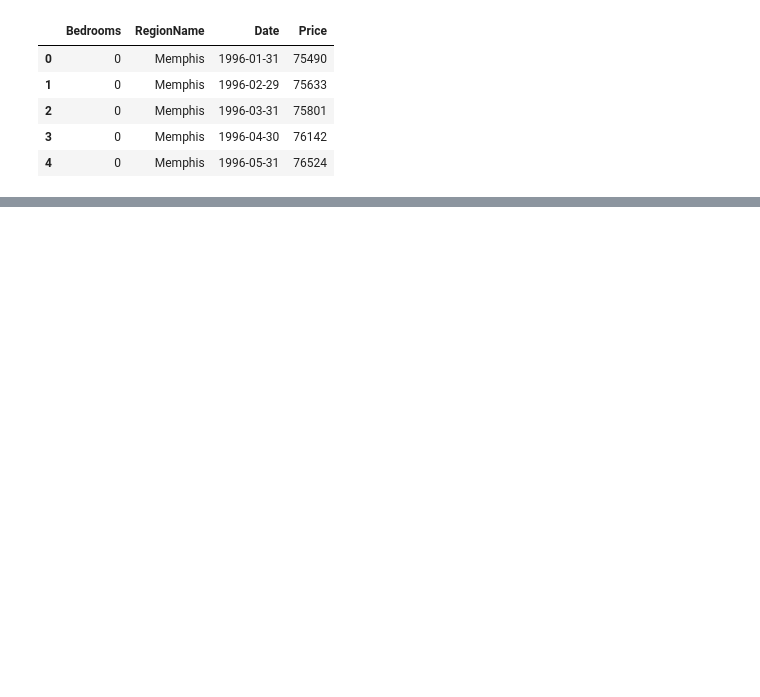
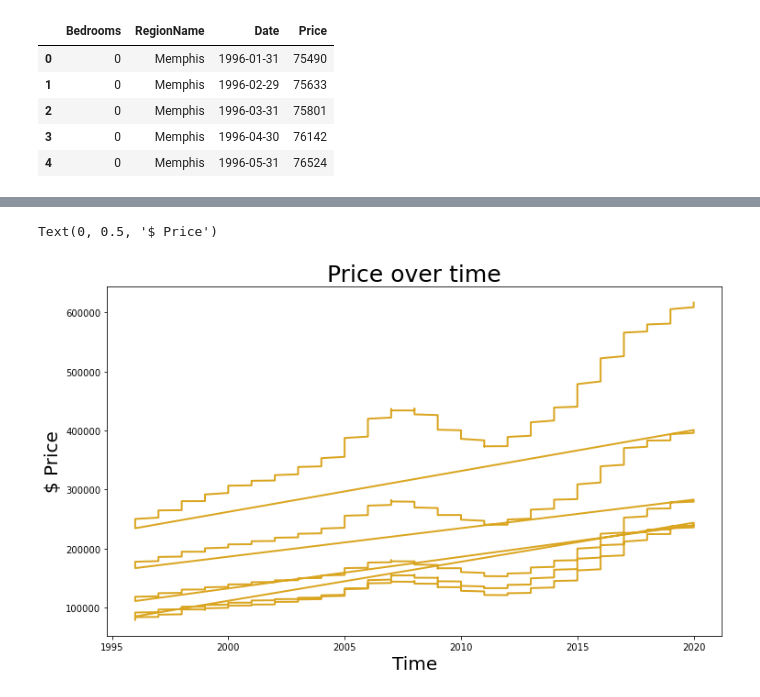
Before and after one commit to trallen09/team_centennial_park, a Jupyter notebook: ML_Zillow.ipynb, the cells around one changed output, grey strips where cells are left out. Saved outputs shown, nothing was run; the diff lists cells and outputs as text; code cells hidden in the pictures; blank space fills up the shorter version.

```diff
--- a/ML_Zillow.ipynb
+++ b/ML_Zillow.ipynb
@@ -35,3 +33 @@ Price          int64
 dtype: object
-# %%
-df['Date']= pd.to_datetime(df['Date'])
@@ -48,2 +33,0 @@ import datetime as dt
-# %%
-df['test2'] = (dt.now - df['Date']).dt.days
@@ -184,0 +34,3 @@ plt.show()
+# %%
+df['Year'] = df['Date'].dt.year
+df
@@ -184,0 +51,2 @@ plt.show()
+# %%
+dfNash = df.loc[(df['Bedrooms'] != 0) & (df['RegionName'] == 'Nashville')]
@@ -184,0 +69,10 @@ plt.show()
+# %%
+plt.figure(figsize = (12, 7))
+plt.plot(dfNash["Year"], dfNash["Price"],
+         color='goldenrod', lw=2)
+plt.title("Price over time", size=25)
+plt.xlabel("Time", size=20)
+plt.ylabel("$ Price", size=20)
+# %% [output]
+Text(0, 0.5, '$ Price')
+[figure, added]
```
Also changed, not shown: parts of 76 cells of this notebook.
